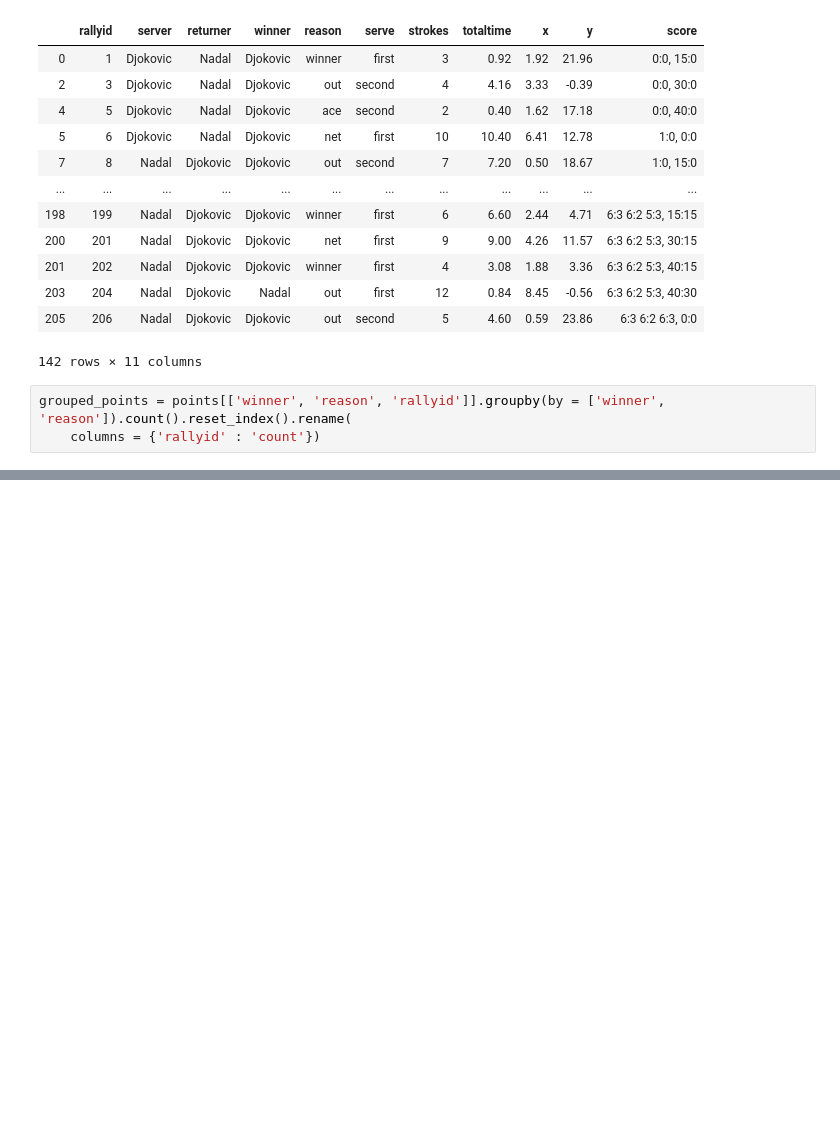
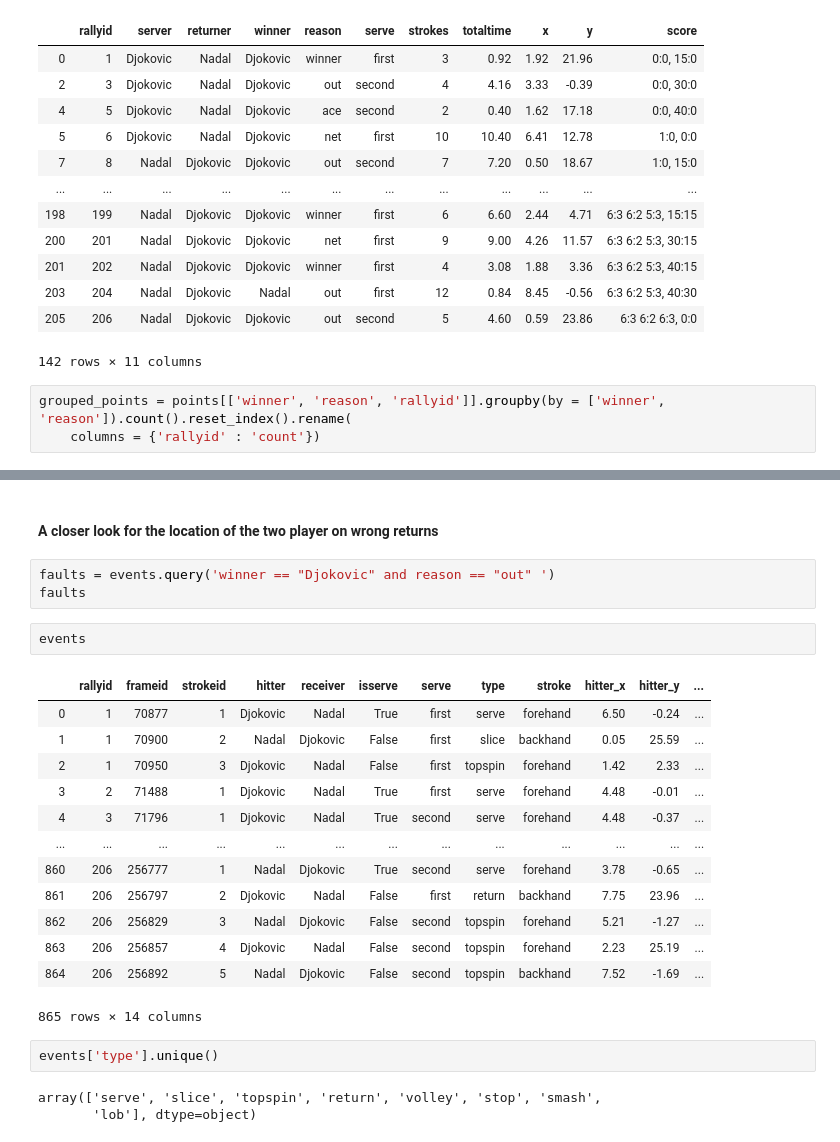
Before and after one commit to EitharAlfatih/Australian-Open-Final-2019, a Jupyter notebook: Data_Analysis.ipynb, the cells around one changed output, grey strips where cells are left out. Cells and saved outputs as stored; diff of their text form; blank space fills up the shorter version.

Commit message:
Adding locations analysis

```diff
--- a/Data_Analysis.ipynb
+++ b/Data_Analysis.ipynb
@@ -344,0 +432,26 @@ outline_plot + t_line_plot + lower_line_plot + upper_line_plot + net_line_plot
+# %% [markdown]
+#### A closer look for the location of the two player on wrong returns
+# %%
+faults = events.query('winner == "Djokovic" and reason == "out" ')
+faults
+# %%
+events
+# %% [output]
+|  | rallyid | frameid | strokeid | hitter | receiver | isserve | serve | type | stroke | hitter_x | hitter_y | ... |
+| 0 | 1 | 70877 | 1 | Djokovic | Nadal | True | first | serve | forehand | 6.50 | -0.24 | ... |
+| 1 | 1 | 70900 | 2 | Nadal | Djokovic | False | first | slice | backhand | 0.05 | 25.59 | ... |
+| 2 | 1 | 70950 | 3 | Djokovic | Nadal | False | first | topspin | forehand | 1.42 | 2.33 | ... |
+| 3 | 2 | 71488 | 1 | Djokovic | Nadal | True | first | serve | forehand | 4.48 | -0.01 | ... |
+| 4 | 3 | 71796 | 1 | Djokovic | Nadal | True | second | serve | forehand | 4.48 | -0.37 | ... |
+| ... | ... | ... | ... | ... | ... | ... | ... | ... | ... | ... | ... | ... |
+| 860 | 206 | 256777 | 1 | Nadal | Djokovic | True | second | serve | forehand | 3.78 | -0.65 | ... |
+| 861 | 206 | 256797 | 2 | Djokovic | Nadal | False | first | return | backhand | 7.75 | 23.96 | ... |
+| 862 | 206 | 256829 | 3 | Nadal | Djokovic | False | second | topspin | forehand | 5.21 | -1.27 | ... |
+| 863 | 206 | 256857 | 4 | Djokovic | Nadal | False | second | topspin | forehand | 2.23 | 25.19 | ... |
+| 864 | 206 | 256892 | 5 | Nadal | Djokovic | False | second | topspin | backhand | 7.52 | -1.69 | ... |
+865 rows × 14 columns
+# %%
+events['type'].unique()
+# %% [output]
+array(['serve', 'slice', 'topspin', 'return', 'volley', 'stop', 'smash',
+       'lob'], dtype=object)
```
Also changed, not shown: parts of 29 cells of this notebook.
